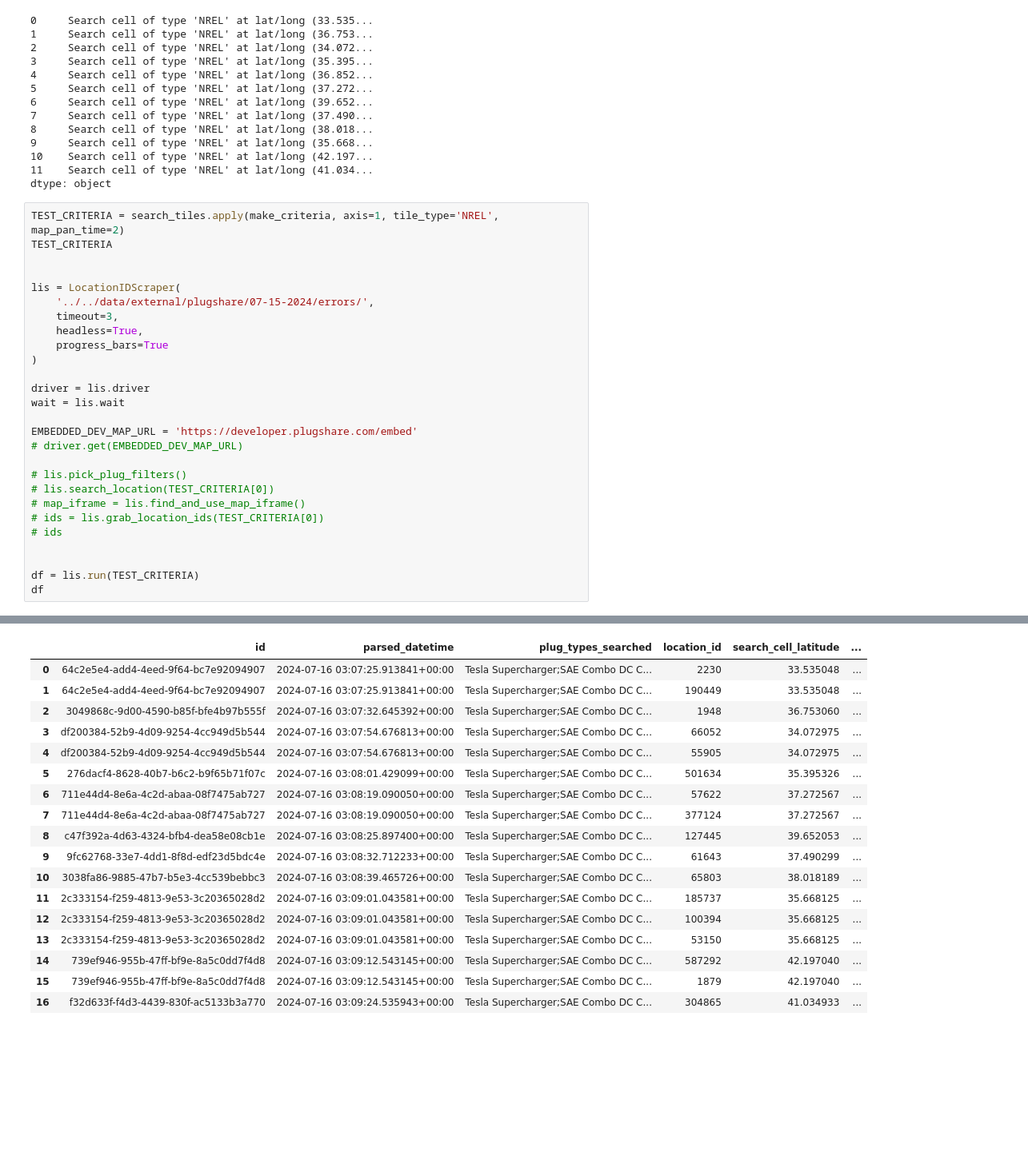
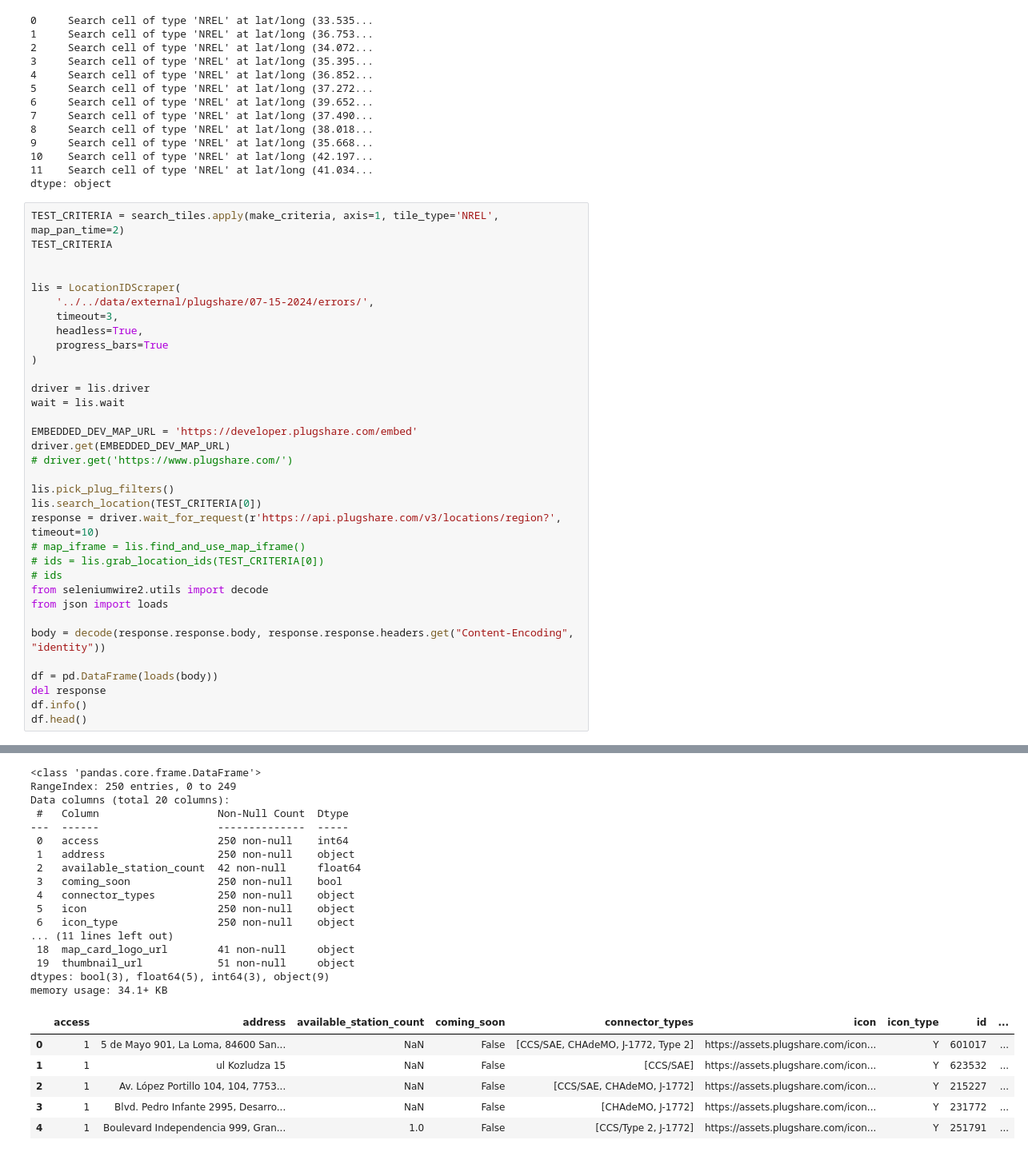
Before and after one commit to emigre459/evlens, a Jupyter notebook: notebooks/exploratory/0.3-DWRM-GCloud.ipynb, the cells around one changed output, grey strips where cells are left out. Shown at 80% size. Saved outputs shown, nothing was run; the diff lists cells and outputs as text; blank space fills up the shorter version.

Commit message:
Add selenium-wire-2 dep and use to capture API responses with selenium

```diff
--- a/notebooks/exploratory/0.3-DWRM-GCloud.ipynb
+++ b/notebooks/exploratory/0.3-DWRM-GCloud.ipynb
@@ -1001,15 +1007,22 @@ driver = lis.driver
 wait = lis.wait
 
 EMBEDDED_DEV_MAP_URL = 'https://developer.plugshare.com/embed'
-# driver.get(EMBEDDED_DEV_MAP_URL)
+driver.get(EMBEDDED_DEV_MAP_URL)
+# driver.get('https://www.plugshare.com/')
 
-# lis.pick_plug_filters()
-# lis.search_location(TEST_CRITERIA[0])
+lis.pick_plug_filters()
+lis.search_location(TEST_CRITERIA[0])
+response = driver.wait_for_request(r'https://api.plugshare.com/v3/locations/region?', timeout=10)
 # map_iframe = lis.find_and_use_map_iframe()
 # ids = lis.grab_location_ids(TEST_CRITERIA[0])
 # ids
+from seleniumwire2.utils import decode
+from json import loads
 
+body = decode(response.response.body, response.response.headers.get("Content-Encoding", "identity"))
 
-df = lis.run(TEST_CRITERIA)
-df
+df = pd.DataFrame(loads(body))
+del response
+df.info()
+df.head()
 # %% [output]
@@ -1021,18 +1046,23 @@ df
+<class 'pandas.core.frame.DataFrame'>
+RangeIndex: 250 entries, 0 to 249
+Data columns (total 20 columns):
+ #   Column                   Non-Null Count  Dtype
+---  ------                   --------------  -----
+ 0   access                   250 non-null    int64
+ 1   address                  250 non-null    object
+ 2   available_station_count  42 non-null     float64
+ 3   coming_soon              250 non-null    bool
+ 4   connector_types          250 non-null    object
+ 5   icon                     250 non-null    object
+ 6   icon_type                250 non-null    object
+... (11 lines left out)
+ 18  map_card_logo_url        41 non-null     object
+ 19  thumbnail_url            51 non-null     object
+dtypes: bool(3), float64(5), int64(3), object(9)
+memory usage: 34.1+ KB
-|  | id | parsed_datetime | plug_types_searched | location_id | search_cell_latitude | ... |
-| 0 | 64c2e5e4-add4-4eed-9f64-bc7e92094907 | 2024-07-16 03:07:25.913841+00:00 | Tesla Supercharger;SAE Combo DC C... | 2230 | 33.535048 | ... |
-| 1 | 64c2e5e4-add4-4eed-9f64-bc7e92094907 | 2024-07-16 03:07:25.913841+00:00 | Tesla Supercharger;SAE Combo DC C... | 190449 | 33.535048 | ... |
-| 2 | 3049868c-9d00-4590-b85f-bfe4b97b555f | 2024-07-16 03:07:32.645392+00:00 | Tesla Supercharger;SAE Combo DC C... | 1948 | 36.753060 | ... |
-| 3 | df200384-52b9-4d09-9254-4cc949d5b544 | 2024-07-16 03:07:54.676813+00:00 | Tesla Supercharger;SAE Combo DC C... | 66052 | 34.072975 | ... |
-| 4 | df200384-52b9-4d09-9254-4cc949d5b544 | 2024-07-16 03:07:54.676813+00:00 | Tesla Supercharger;SAE Combo DC C... | 55905 | 34.072975 | ... |
-| 5 | 276dacf4-8628-40b7-b6c2-b9f65b71f07c | 2024-07-16 03:08:01.429099+00:00 | Tesla Supercharger;SAE Combo DC C... | 501634 | 35.395326 | ... |
-| 6 | 711e44d4-8e6a-4c2d-abaa-08f7475ab727 | 2024-07-16 03:08:19.090050+00:00 | Tesla Supercharger;SAE Combo DC C... | 57622 | 37.272567 | ... |
-| 7 | 711e44d4-8e6a-4c2d-abaa-08f7475ab727 | 2024-07-16 03:08:19.090050+00:00 | Tesla Supercharger;SAE Combo DC C... | 377124 | 37.272567 | ... |
-| 8 | c47f392a-4d63-4324-bfb4-dea58e08cb1e | 2024-07-16 03:08:25.897400+00:00 | Tesla Supercharger;SAE Combo DC C... | 127445 | 39.652053 | ... |
-| 9 | 9fc62768-33e7-4dd1-8f8d-edf23d5bdc4e | 2024-07-16 03:08:32.712233+00:00 | Tesla Supercharger;SAE Combo DC C... | 61643 | 37.490299 | ... |
-| 10 | 3038fa86-9885-47b7-b5e3-4cc539bebbc3 | 2024-07-16 03:08:39.465726+00:00 | Tesla Supercharger;SAE Combo DC C... | 65803 | 38.018189 | ... |
-| 11 | 2c333154-f259-4813-9e53-3c20365028d2 | 2024-07-16 03:09:01.043581+00:00 | Tesla Supercharger;SAE Combo DC C... | 185737 | 35.668125 | ... |
-| 12 | 2c333154-f259-4813-9e53-3c20365028d2 | 2024-07-16 03:09:01.043581+00:00 | Tesla Supercharger;SAE Combo DC C... | 100394 | 35.668125 | ... |
-| 13 | 2c333154-f259-4813-9e53-3c20365028d2 | 2024-07-16 03:09:01.043581+00:00 | Tesla Supercharger;SAE Combo DC C... | 53150 | 35.668125 | ... |
-| 14 | 739ef946-955b-47ff-bf9e-8a5c0dd7f4d8 | 2024-07-16 03:09:12.543145+00:00 | Tesla Supercharger;SAE Combo DC C... | 587292 | 42.197040 | ... |
-| 15 | 739ef946-955b-47ff-bf9e-8a5c0dd7f4d8 | 2024-07-16 03:09:12.543145+00:00 | Tesla Supercharger;SAE Combo DC C... | 1879 | 42.197040 | ... |
-| 16 | f32d633f-f4d3-4439-830f-ac5133b3a770 | 2024-07-16 03:09:24.535943+00:00 | Tesla Supercharger;SAE Combo DC C... | 304865 | 41.034933 | ... |
+|  | access | address | available_station_count | coming_soon | connector_types | icon | icon_type | id | ... |
+| 0 | 1 | 5 de Mayo 901, La Loma, 84600 San... | NaN | False | [CCS/SAE, CHAdeMO, J-1772, Type 2] | https://assets.plugshare.com/icon... | Y | 601017 | ... |
+| 1 | 1 | ul Kozludza 15 | NaN | False | [CCS/SAE] | https://assets.plugshare.com/icon... | Y | 623532 | ... |
+| 2 | 1 | Av. López Portillo 104, 104, 7753... | NaN | False | [CCS/SAE, CHAdeMO, J-1772] | https://assets.plugshare.com/icon... | Y | 215227 | ... |
+| 3 | 1 | Blvd. Pedro Infante 2995, Desarro... | NaN | False | [CHAdeMO, J-1772] | https://assets.plugshare.com/icon... | Y | 231772 | ... |
+| 4 | 1 | Boulevard Independencia 999, Gran... | 1.0 | False | [CCS/Type 2, J-1772] | https://assets.plugshare.com/icon... | Y | 251791 | ... |
```
Also changed, not shown: parts of 10 cells of this notebook, 2 other files.
